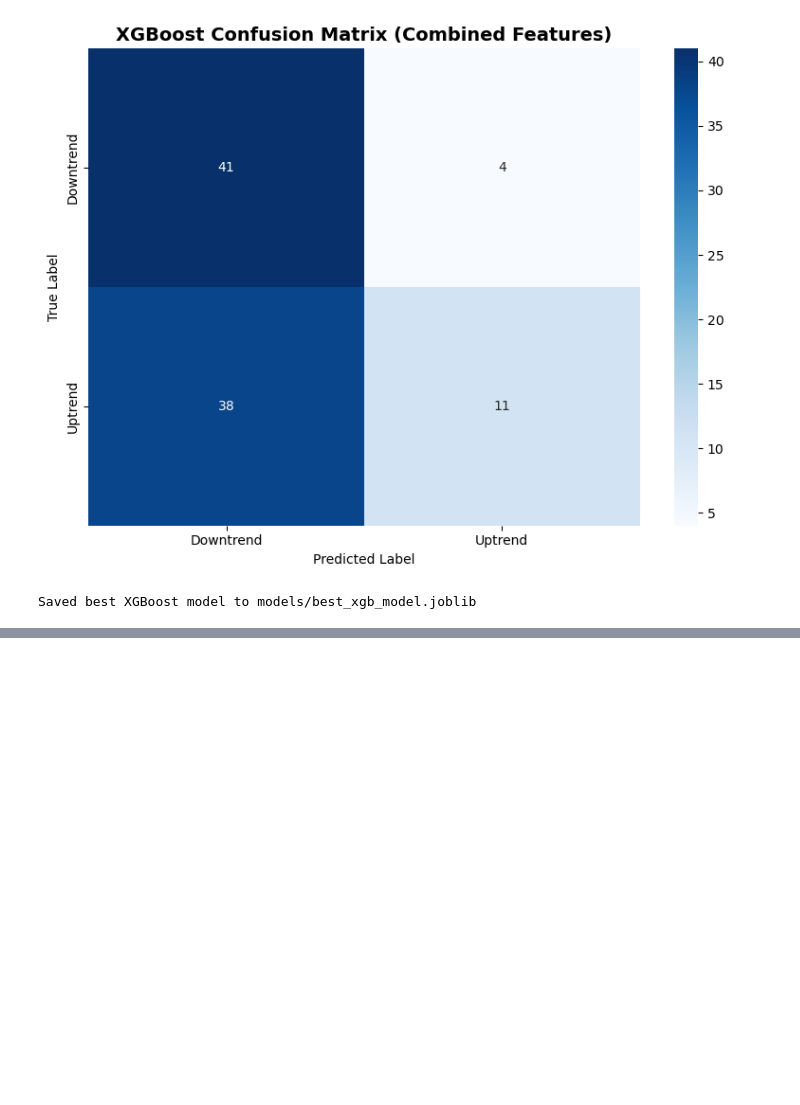
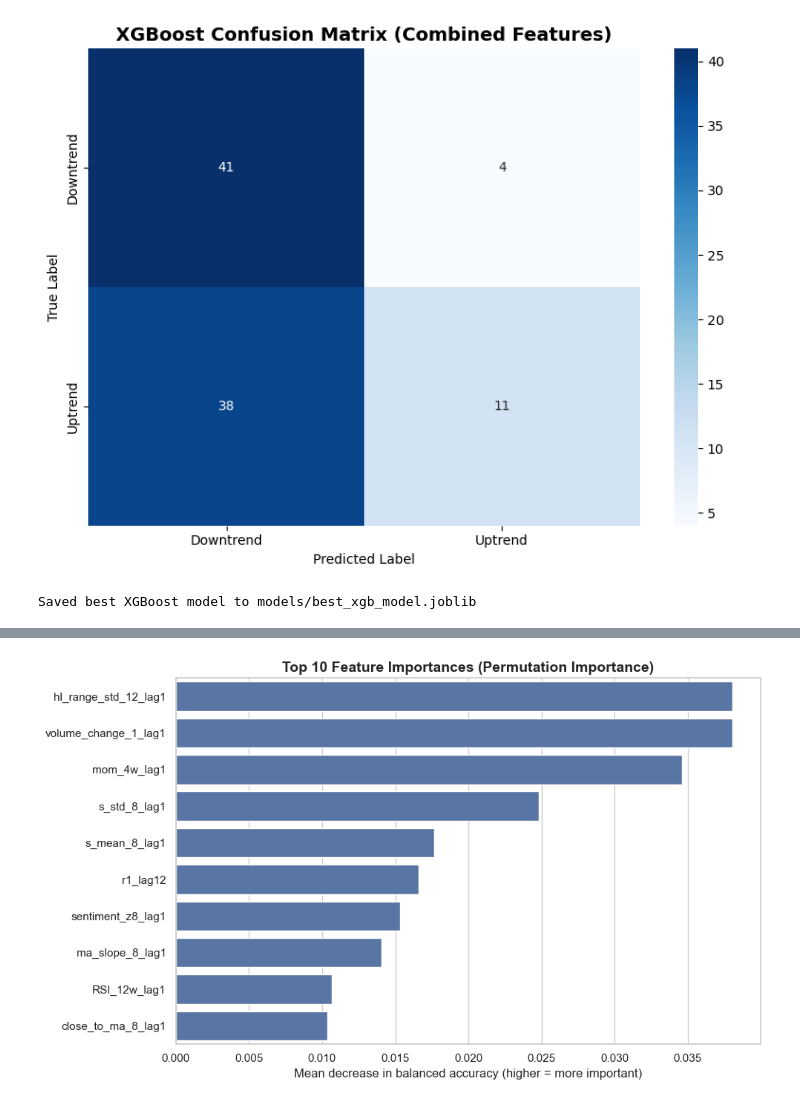
Before and after one commit to johngycmaker/btc_project, a Jupyter notebook: step8_Save_final_XGboost_model.ipynb, the cells around one changed output, grey strips where cells are left out. Saved outputs shown, nothing was run; the diff lists cells and outputs as text; code cells hidden in the pictures; blank space fills up the shorter version.

```diff
--- a/step8_Save_final_XGboost_model.ipynb
+++ b/step8_Save_final_XGboost_model.ipynb
@@ -422,0 +427,25 @@ Saved best XGBoost model to models/best_xgb_model.joblib
+# %%
+# --- Permutation Importance ---
+# For imbalanced classification, balanced_accuracy is often more informative than accuracy
+result = permutation_importance(
+    best_xgb,
+    X_test_final,
+    y_test_final,
+    n_repeats=50,          # increase for more stable results (e.g., 50)
+    random_state=42,
+    scoring="balanced_accuracy",
+    n_jobs=-1
+)
+
+# Build a nice table
+feature_names = X_test_final.columns if hasattr(X_test_final, "columns") else [f"f{i}" for i in range(X_test_final.shape[1])]
+
+perm_df = pd.DataFrame({
+    "feature": feature_names,
+    "importance_mean": result.importances_mean,
+    "importance_std": result.importances_std
+}).sort_values("importance_mean", ascending=False)
+
+top10 = perm_df.head(10)
+
+print("Top 10 Permutation Importances (scoring = balanced_accuracy)")
@@ -422,0 +465,20 @@ Saved best XGBoost model to models/best_xgb_model.joblib
+# %%
+# 3) Seaborn horizontal bar chart (no error bars)
+sns.set_theme(style="whitegrid")
+
+plt.figure(figsize=(10, 6))
+ax = sns.barplot(
+    data=top10,
+    x="importance_mean",
+    y="feature",
+    orient="h",
+    color="#4C72B0"
+)
+
+ax.set_title("Top 10 Feature Importances (Permutation Importance)", fontsize=14, weight="bold")
+ax.set_xlabel("Mean decrease in balanced accuracy (higher = more important)")
+ax.set_ylabel("")
+plt.tight_layout()
+plt.show()
+# %% [output]
+[figure, added]
```
Also changed, not shown: parts of 5 cells of this notebook, 1 other file.
